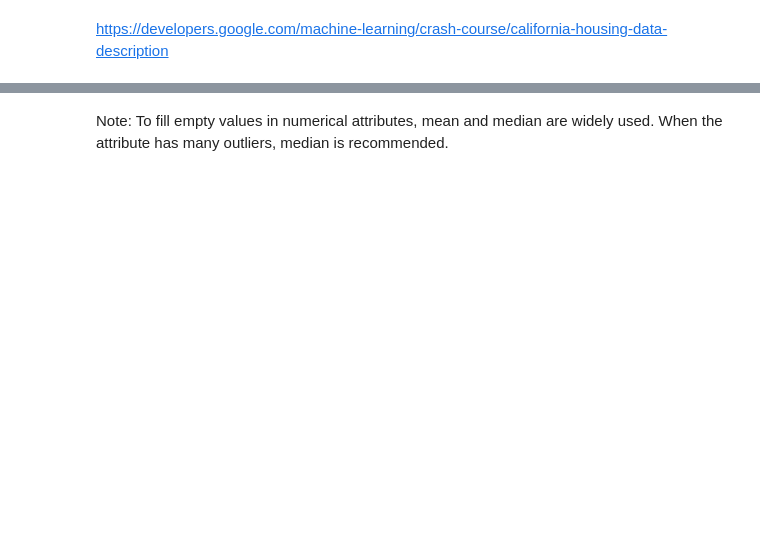
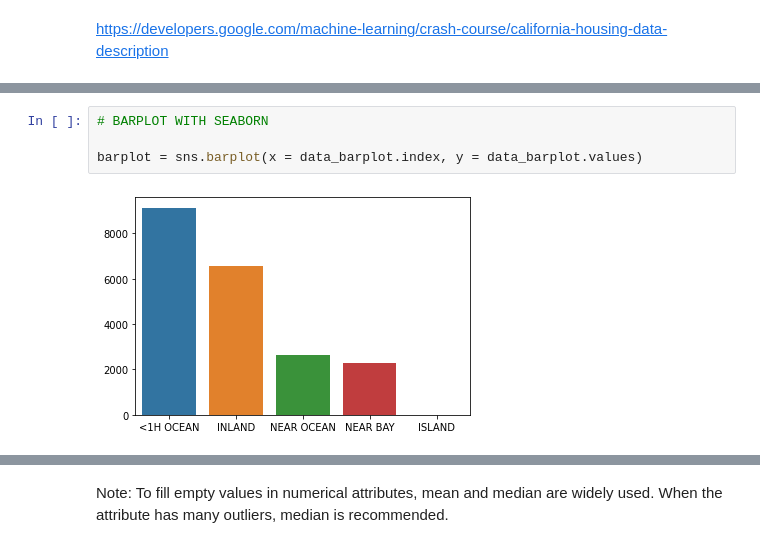
Before and after one commit to andre-nk/olc_california_housing, a Jupyter notebook: day-2-eda.ipynb, the cells around one changed output, grey strips where cells are left out. Drawn from its saved outputs; the diff is of its cells as text; blank space fills up the shorter version.

```diff
--- a/day-2-eda.ipynb
+++ b/day-2-eda.ipynb
@@ -60 +110,7 @@ data_barplot
+# %%
+# BARPLOT WITH SEABORN
+
+barplot = sns.barplot(x = data_barplot.index, y = data_barplot.values)
+# %% [output]
+[figure, added]
 # %%
```
Also changed, not shown: parts of 79 cells of this notebook.
